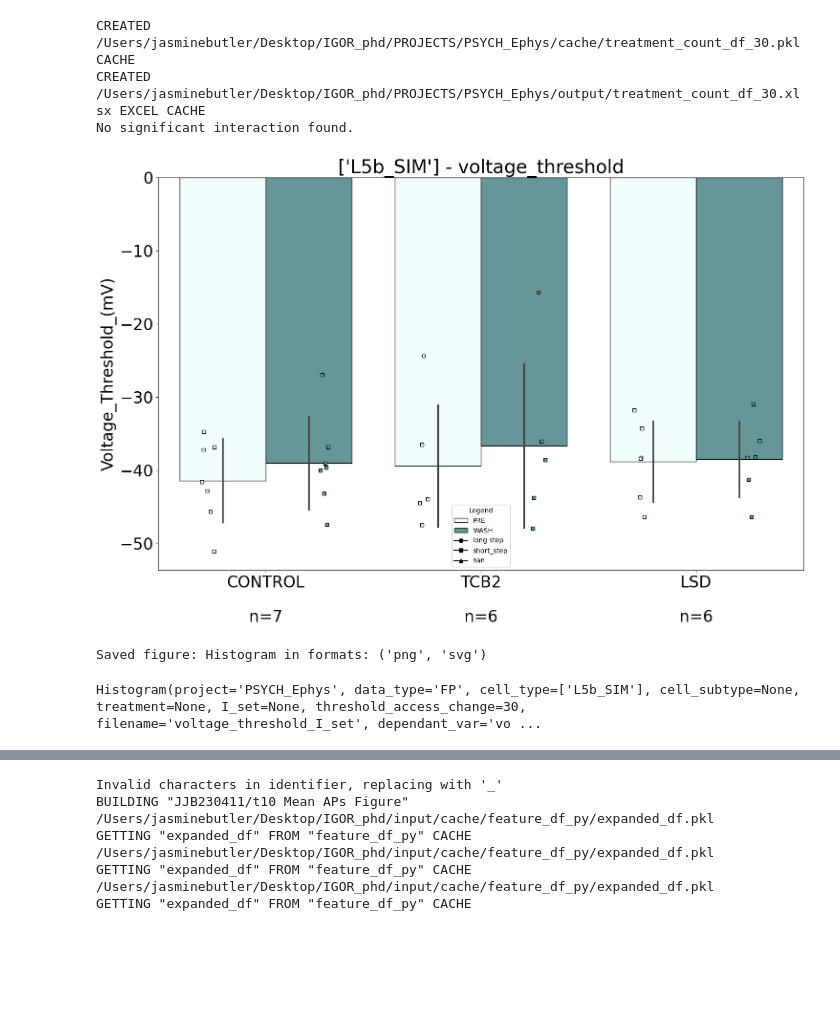
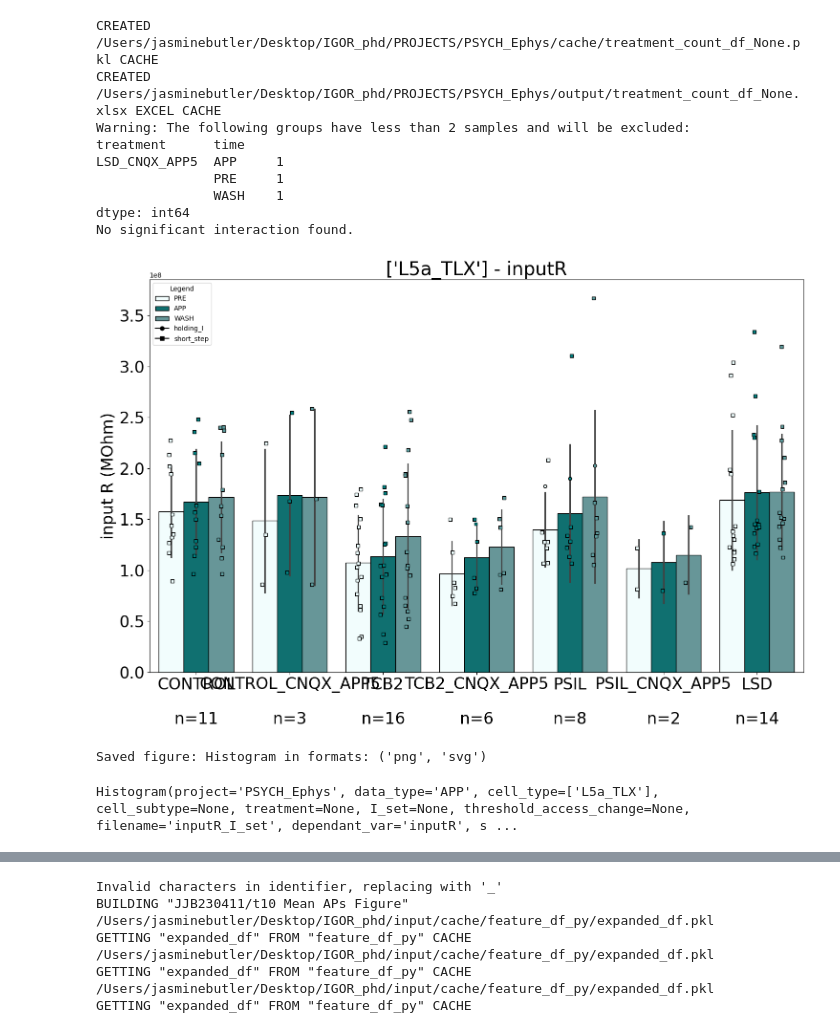
Before and after one commit to jjb-hub/IGOR_phd, a Jupyter notebook: RUN.ipynb, the cells around one changed output, grey strips where cells are left out. Cells and saved outputs as stored; diff of their text form; code cells hidden in the pictures; blank space fills up the shorter version.

```diff
--- a/RUN.ipynb
+++ b/RUN.ipynb
@@ -33,28 +101,34 @@ df
 # %%
 from module.Figure import Histogram
 project="PSYCH_Ephys"
 
 #Dependant vairable options
-#APP : 'RMP', 'inputR', 'pAD_count', 'AP_count',
-#FP : 'AP_dvdt_max', 'AP_height', 'AP_latency', 'AP_peak_voltages', 'AP_slope', 'AP_width', 'FI_slope', 'max_firing', 'rheobased_threshold', 'sag', 'tau_rc', 'voltage_threshold'
+#APP : 'RMP', 'inputR', 'RA_count', 'AP_count',
+#FP : 'AP_dvdt_max', 'AP_height', 'AP_latency', 'AP_peak_voltages', 'AP_decay_dvdt', 'AP_rise_dvdt', 'AP_width', 'FI_slope', 'max_firing', 'rheobased_threshold', 'sag', 'tau_rc', 'voltage_threshold'
 
 Histogram(project = project,
-                     data_type = 'FP',
-                     dependant_var = 'voltage_threshold',
-                     cell_type = ['L5b_SIM'],
+                     data_type = 'APP',
+                     dependant_var = 'inputR',
+                     cell_type = ['L5a_TLX'],
                     #  I_set = 'holding_I',
                      specify = 'I_set',
-                    #  treatment = ['LSD', 'TCB2','CONTROL'],
-                    threshold_access_change=30,
+                    #  treatment = ['LSD', 'TCB2','CONTROL', 'PSIL', 'DMT'],
+                    threshold_access_change=None,
                     n_minimum=2,
                      )
 # %% [output]
-CREATED /Users/jasminebutler/Desktop/IGOR_phd/PROJECTS/PSYCH_Ephys/cache/treatment_count_df_30.pkl CACHE
-CREATED /Users/jasminebutler/Desktop/IGOR_phd/PROJECTS/PSYCH_Ephys/output/treatment_count_df_30.xlsx EXCEL CACHE
+CREATED /Users/jasminebutler/Desktop/IGOR_phd/PROJECTS/PSYCH_Ephys/cache/treatment_count_df_None.pkl CACHE
+CREATED /Users/jasminebutler/Desktop/IGOR_phd/PROJECTS/PSYCH_Ephys/output/treatment_count_df_None.xlsx EXCEL CACHE
+Warning: The following groups have less than 2 samples and will be excluded:
+treatment      time
+LSD_CNQX_APP5  APP     1
+               PRE     1
+               WASH    1
+dtype: int64
 No significant interaction found.
-[figure, old version]
+[figure, new version]
 Saved figure: Histogram in formats: ('png', 'svg')
-Histogram(project='PSYCH_Ephys', data_type='FP', cell_type=['L5b_SIM'], cell_subtype=None, treatment=None, I_set=None, threshold_access_change=30, filename='voltage_threshold_I_set', dependant_var='vo ...
+Histogram(project='PSYCH_Ephys', data_type='APP', cell_type=['L5a_TLX'], cell_subtype=None, treatment=None, I_set=None, threshold_access_change=None, filename='inputR_I_set', dependant_var='inputR', s ...
 # %%
 from module.Figure import Application
 project="PSYCH_Ephys"
```
Also changed, not shown: parts of 8 cells of this notebook, 10 other files.
